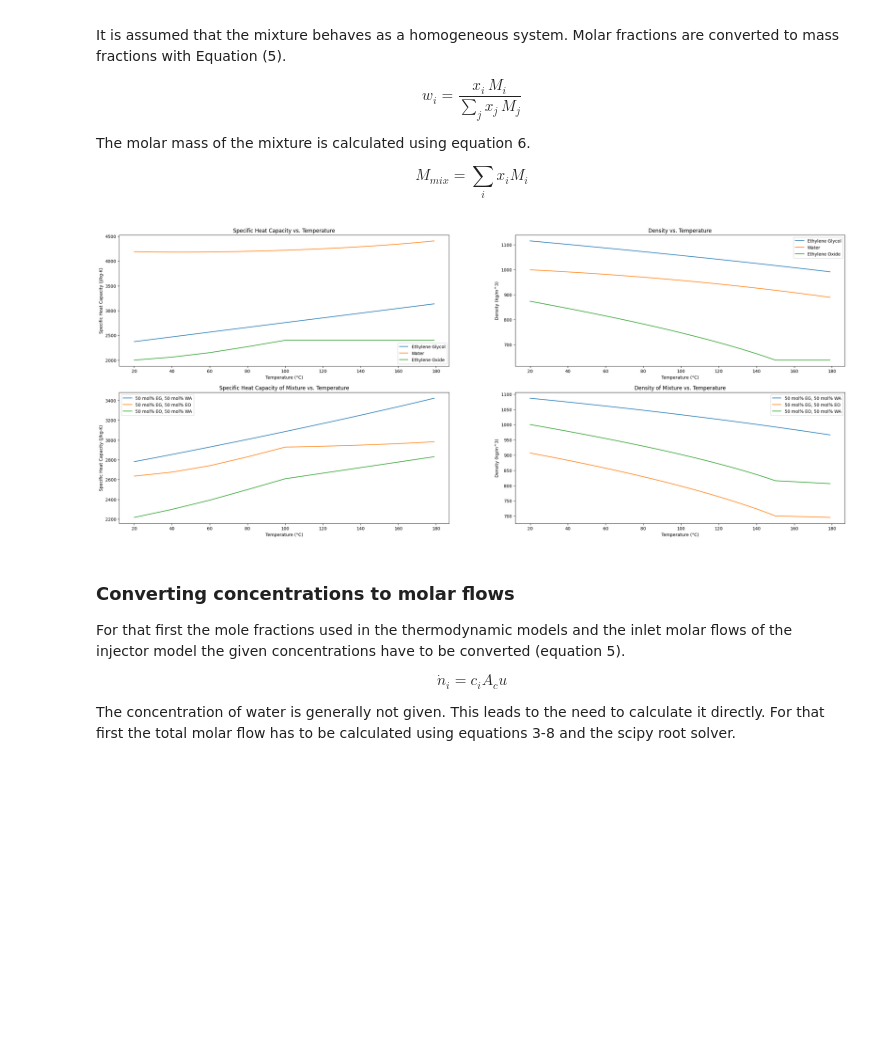
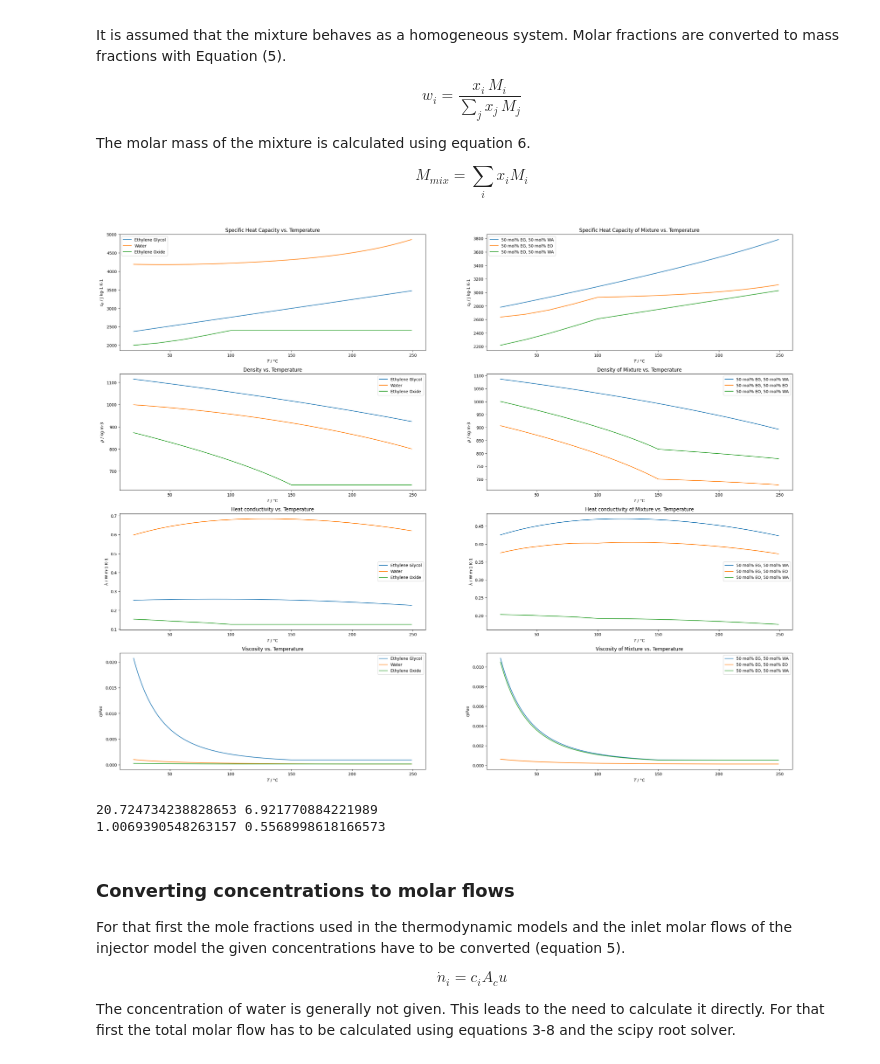
Before and after one commit to SirHenry1st/CRE_3, a Jupyter notebook: Assignment 3/CRE3_assignment_3_NoahsMarkdown.ipynb, the cells around one changed output. Drawn from its saved outputs; the diff is of its cells as text; code cells hidden in the pictures; blank space fills up the shorter version.

```diff
--- a/Assignment 3/CRE3_assignment_3_NoahsMarkdown.ipynb
+++ b/Assignment 3/CRE3_assignment_3_NoahsMarkdown.ipynb
@@ -201,40 +343,78 @@ def M_mix(x_arr):
 # %%
-fig, ax = plt.subplots(nrows=2, ncols=2, figsize=(30, 12))
-T_range = np.arange(20, 180, 1) + 273.15
+fig, ax = plt.subplots(nrows=4, ncols=2, figsize=(30, 24))
+T_range = np.arange(20, 250, 1) + 273.15
 ax[0, 0].plot(T_range - 273.15, c_p_EG(T_range), label='Ethylene Glycol')
 ax[0, 0].plot(T_range - 273.15, c_p_WA(T_range), label='Water')
 ax[0, 0].plot(T_range - 273.15, c_p_EO_interp(T_range), label='Ethylene Oxide')
-ax[0, 0].set_xlabel('Temperature (°C)')
-ax[0, 0].set_ylabel('Specific Heat Capacity (J/kg-K)')
+ax[0, 0].set_xlabel(r'$T$ / °C')
+ax[0, 0].set_ylabel(r'$c_p$ / J kg-1 K-1')
 ax[0, 0].set_title('Specific Heat Capacity vs. Temperature')
 ax[0, 0].legend()
 
-ax[0, 1].plot(T_range - 273.15, rho_EG(T_range), label='Ethylene Glycol')
-ax[0, 1].plot(T_range - 273.15, rho_WA(T_range), label='Water')
-ax[0, 1].plot(T_range - 273.15, rho_EO(T_range), label='Ethylene Oxide')
-ax[0, 1].set_xlabel('Temperature (°C)')
-ax[0, 1].set_ylabel('Density (kg/m^3)')
-ax[0, 1].set_title('Density vs. Temperature')
+ax[1, 0].plot(T_range - 273.15, rho_EG(T_range), label='Ethylene Glycol')
+ax[1, 0].plot(T_range - 273.15, rho_WA(T_range), label='Water')
+ax[1, 0].plot(T_range - 273.15, rho_EO(T_range), label='Ethylene Oxide')
+ax[1, 0].set_xlabel(r'$T$ / °C')
+ax[1, 0].set_ylabel(r'$\rho$ / kg m-3')
+ax[1, 0].set_title('Density vs. Temperature')
+ax[1, 0].legend()
+
+ax[0, 1].plot(T_range - 273.15, c_p_mix(T_range,  np.array([0.5, 0.5, 0])), label='50 mol% EG, 50 mol% WA')
+ax[0, 1].plot(T_range - 273.15, c_p_mix(T_range, np.array([0.5, 0, 0.5])), label='50 mol% EG, 50 mol% EO')
+ax[0, 1].plot(T_range - 273.15, c_p_mix(T_range, np.array([0, 0.5, 0.5])), label='50 mol% EO, 50 mol% WA')
+ax[0, 1].set_xlabel('$T$ / °C')
+ax[0, 1].set_ylabel('$c_p$ / J kg-1 K-1')
+ax[0, 1].set_title('Specific Heat Capacity of Mixture vs. Temperature')
 ax[0, 1].legend()
-
-ax[1, 0].plot(T_range - 273.15, c_p_mix(T_range,  np.array([0.5, 0.5, 0])), label='50 mol% EG, 50 mol% WA')
-ax[1, 0].plot(T_range - 273.15, c_p_mix(T_range, np.array([0.5, 0, 0.5])), label='50 mol% EG, 50 mol% EO')
-ax[1, 0].plot(T_range - 273.15, c_p_mix(T_range, np.array([0, 0.5, 0.5])), label='50 mol% EO, 50 mol% WA')
-ax[1, 0].set_xlabel('Temperature (°C)')
-ax[1, 0].set_ylabel('Specific Heat Capacity (J/kg-K)')
-ax[1, 0].set_title('Specific Heat Capacity of Mixture vs. Temperature')
-ax[1, 0].legend()
 
 ax[1, 1].plot(T_range - 273.15, rho_mix(T_range, np.array([0.5, 0.5, 0])), label='50 mol% EG, 50 mol% WA')
 ax[1, 1].plot(T_range - 273.15, rho_mix(T_range, np.array([0.5, 0, 0.5])), label='50 mol% EG, 50 mol% EO')
 ax[1, 1].plot(T_range - 273.15, rho_mix(T_range, np.array([0, 0.5, 0.5])), label='50 mol% EO, 50 mol% WA')
-ax[1, 1].set_xlabel('Temperature (°C)')
-ax[1, 1].set_ylabel('Density (kg/m^3)')
+ax[1, 1].set_xlabel(r'$T$ / °C')
+ax[1, 1].set_ylabel(r'$\rho$ / kg m-3')
 ax[1, 1].set_title('Density of Mixture vs. Temperature')
 ax[1, 1].legend()
+
+ax[2, 0].plot(T_range - 273.15, lambda_EG(T_range), label='Ethylene Glycol')
+ax[2, 0].plot(T_range - 273.15, lambda_WA(T_range), label='Water')
+ax[2, 0].plot(T_range - 273.15, lambda_EO_interp(T_range), label='Ethylene Oxide')
+ax[2, 0].set_xlabel(r'$T$ / °C')
+ax[2, 0].set_ylabel(r'$\lambda$ / W m-1 K-1')
+ax[2, 0].set_title('Heat conductivity vs. Temperature')
+ax[2, 0].legend()
+
+ax[2, 1].plot(T_range - 273.15, lambda_mix(T_range, np.array([0.5, 0.5, 0])), label='50 mol% EG, 50 mol% WA')
+ax[2, 1].plot(T_range - 273.15, lambda_mix(T_range, np.array([0.5, 0, 0.5])), label='50 mol% EG, 50 mol% EO')
+ax[2, 1].plot(T_range - 273.15, lambda_mix(T_range, np.array([0, 0.5, 0.5])), label='50 mol% EO, 50 mol% WA')
+ax[2, 1].set_xlabel(r'$T$ / °C')
+ax[2, 1].set_ylabel(r'$\lambda$ / W m-1 K-1')
+ax[2, 1].set_title('Heat conductivity of Mixture vs. Temperature')
+ax[2, 1].legend()
+
+ax[3, 0].plot(T_range - 273.15, eta_EG(T_range), label='Ethylene Glycol')
+ax[3, 0].plot(T_range - 273.15, eta_WA(T_range), label='Water')
+ax[3, 0].plot(T_range - 273.15, eta_EO_interp(T_range), label='Ethylene Oxide')
+ax[3, 0].set_xlabel(r'$T$ / °C')
+ax[3, 0].set_ylabel(r'$\eta / Pa s$')
+ax[3, 0].set_title('Viscosity vs. Temperature')
+ax[3, 0].legend()
+
+ax[3, 1].plot(T_range - 273.15, eta_mix(T_range, np.array([0.5, 0.5, 0])), label='50 mol% EG, 50 mol% WA')
+ax[3, 1].plot(T_range - 273.15, eta_mix(T_range, np.array([0.5, 0, 0.5])), label='50 mol% EG, 50 mol% EO')
+ax[3, 1].plot(T_range - 273.15, eta_mix(T_range, np.array([0, 0.5, 0.5])), label='50 mol% EO, 50 mol% WA')
+ax[3, 1].set_xlabel(r'$T$ / °C')
+ax[3, 1].set_ylabel(r'$\eta / Pa s$')
+ax[3, 1].set_title('Viscosity of Mixture vs. Temperature')
+ax[3, 1].legend()
+
 plt.show()
+
+print(eta_EG(273.15 + 20) * 1000, eta_EG(273.15 + 50) * 1000)
+print(eta_WA(273.15 + 20) * 1000, eta_WA(273.15 + 50) * 1000)
 # %% [output]
-[figure, old version]
+[figure, new version]
+20.724734238828653 6.921770884221989
+1.0069390548263157 0.5568998618166573
 # %% [markdown]
 ### Converting concentrations to molar flows
 For that first the mole fractions used in the thermodynamic models and the inlet molar flows of the injector model the given concentrations have to be converted (equation 5).
```
Also changed, not shown: parts of 2 cells of this notebook.
